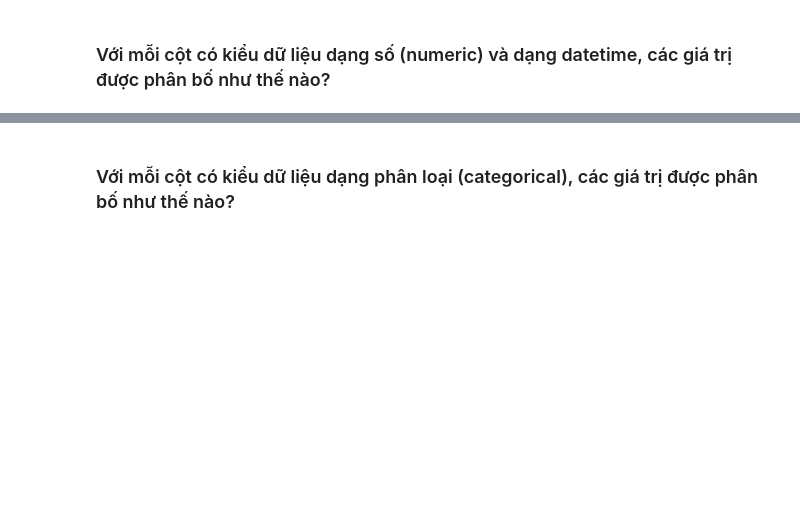
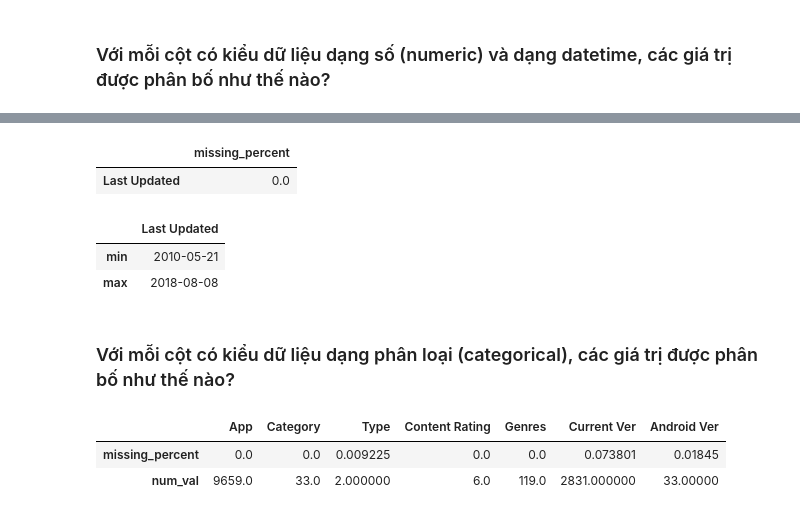
Before and after one commit to ThaoThong21/P4DS-CQ19-FinalProject, a Jupyter notebook: Finalproj.ipynb, the cells around one changed output, grey strips where cells are left out. Cells and saved outputs as stored; diff of their text form; code cells hidden in the pictures; blank space fills up the shorter version.

```diff
--- a/Finalproj.ipynb
+++ b/Finalproj.ipynb
@@ -204,2 +324,29 @@ array([  0.  ,   4.99,   3.99,   6.99,   1.49,   2.99,   7.99,   5.99,
+# %%
+percent_missing = datetime_col.isnull().sum() * 100 / len(numeric_col)
+datetime_val = datetime_col.min(), datetime_col.max()
+Hmm = pd.DataFrame(percent_missing, columns = ['missing_percent'])
+Hmm
+# %% [output]
+|  | missing_percent |
+| Last Updated | 0.0 |
+# %%
+Hmm = pd.DataFrame(datetime_val, index = ['min', 'max'])
+Hmm
+# %% [output]
+|  | Last Updated |
+| min | 2010-05-21 |
+| max | 2018-08-08 |
 # %% [markdown]
 ### Với mỗi cột có kiểu dữ liệu dạng phân loại (categorical), các giá trị được phân bố như thế nào?
+# %%
+col_name = ['App', 'Category', 'Type', 'Content Rating', 'Genres', 'Current Ver', 'Android Ver']
+category_col = googleplaystore_df[col_name]
+missing_percent = category_col.isna().sum() * 100 / len(category_col)
+num_val = category_col.nunique()
+cate_val = missing_percent, num_val
+Hmm = pd.DataFrame(cate_val, index = ['missing_percent', 'num_val'])
+Hmm
+# %% [output]
+|  | App | Category | Type | Content Rating | Genres | Current Ver | Android Ver |
+| missing_percent | 0.0 | 0.0 | 0.009225 | 0.0 | 0.0 | 0.073801 | 0.01845 |
+| num_val | 9659.0 | 33.0 | 2.000000 | 6.0 | 119.0 | 2831.000000 | 33.00000 |
```
Also changed, not shown: parts of 21 cells of this notebook.
